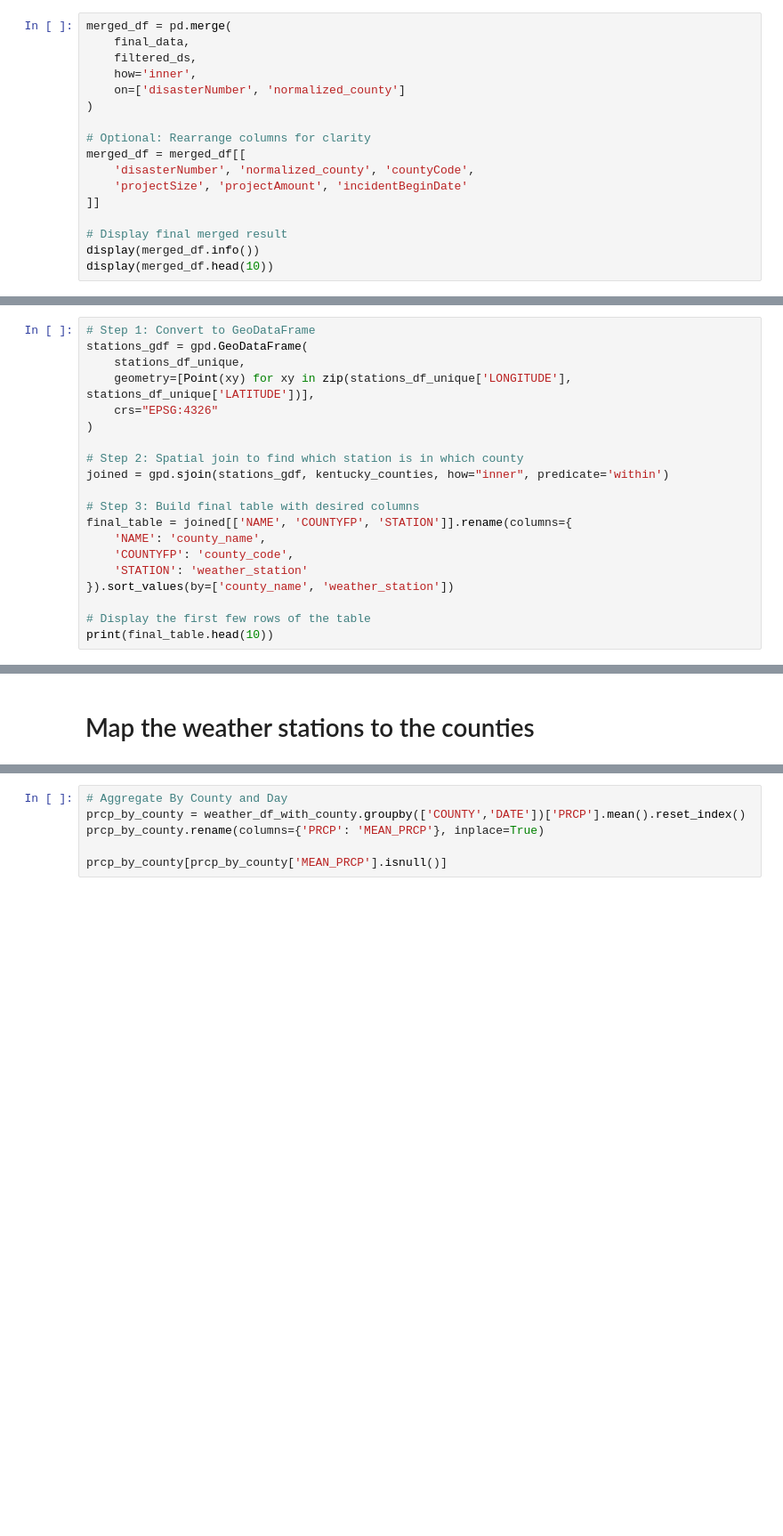
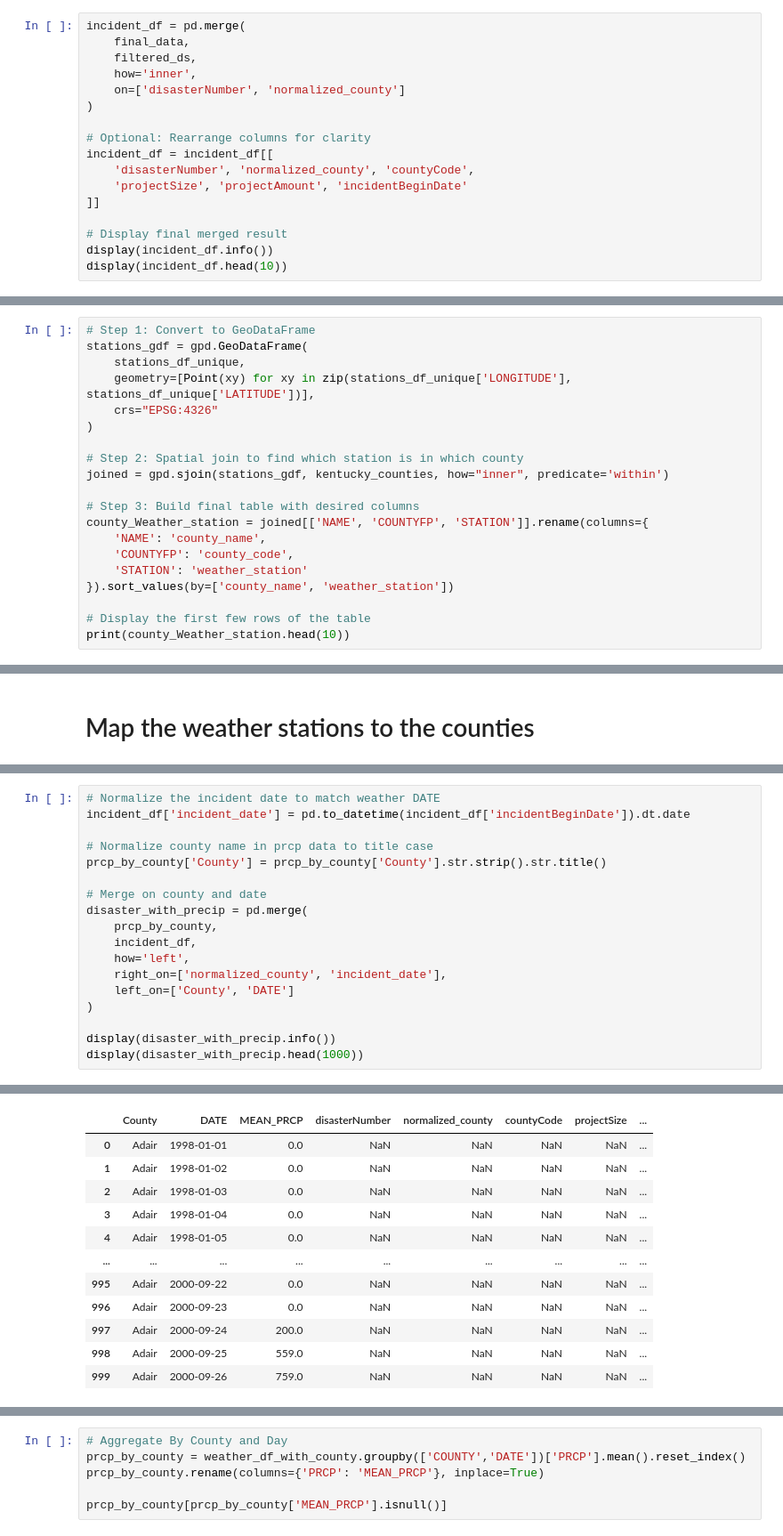
Before and after one commit to shawnericksen/Kentucky-Disaster-Road-Damages, a Jupyter notebook: main.ipynb, the cells around one changed output, grey strips where cells are left out. Shown at 89% size. Cells and saved outputs as stored; diff of their text form; blank space fills up the shorter version.

Commit message:
Implement code changes to enhance functionality and improve performance and add filter to the data

```diff
--- a/main.ipynb
+++ b/main.ipynb
@@ -167,5 +176,5 @@ None
 # %%
-merged_df = pd.merge(
+incident_df = pd.merge(
     final_data,
     filtered_ds,
     how='inner',
@@ -173,14 +182,14 @@ merged_df = pd.merge(
 )
 
 # Optional: Rearrange columns for clarity
-merged_df = merged_df[[
+incident_df = incident_df[[
     'disasterNumber', 'normalized_county', 'countyCode',
     'projectSize', 'projectAmount', 'incidentBeginDate'
 ]]
 
 # Display final merged result
-display(merged_df.info())
-display(merged_df.head(10))
+display(incident_df.info())
+display(incident_df.head(10))
 # %% [output]
 <class 'pandas.core.frame.DataFrame'>
 RangeIndex: 12956 entries, 0 to 12955
@@ -404,14 +414,14 @@ stations_gdf = gpd.GeoDataFrame(
 joined = gpd.sjoin(stations_gdf, kentucky_counties, how="inner", predicate='within')
 
 # Step 3: Build final table with desired columns
-final_table = joined[['NAME', 'COUNTYFP', 'STATION']].rename(columns={
+county_Weather_station = joined[['NAME', 'COUNTYFP', 'STATION']].rename(columns={
     'NAME': 'county_name',
     'COUNTYFP': 'county_code',
     'STATION': 'weather_station'
 }).sort_values(by=['county_name', 'weather_station'])
 
 # Display the first few rows of the table
-print(final_table.head(10))
+print(county_Weather_station.head(10))
 # %% [output]
         county_name county_code weather_station
 1000622       Adair         001     USC00151725
@@ -495,0 +489,19 @@ None
+# %%
+# Normalize the incident date to match weather DATE
+incident_df['incident_date'] = pd.to_datetime(incident_df['incidentBeginDate']).dt.date
+
+# Normalize county name in prcp data to title case
+prcp_by_county['County'] = prcp_by_county['County'].str.strip().str.title()
+
+# Merge on county and date
+disaster_with_precip = pd.merge(
+    prcp_by_county,
+    incident_df,
+    how='left',
+    right_on=['normalized_county', 'incident_date'],
+    left_on=['County', 'DATE']
+)
+
+display(disaster_with_precip.info())
+display(disaster_with_precip.head(1000))
+# %% [output]
@@ -495,0 +526,12 @@ None
+|  | County | DATE | MEAN_PRCP | disasterNumber | normalized_county | countyCode | projectSize | ... |
+| 0 | Adair | 1998-01-01 | 0.0 | NaN | NaN | NaN | NaN | ... |
+| 1 | Adair | 1998-01-02 | 0.0 | NaN | NaN | NaN | NaN | ... |
+| 2 | Adair | 1998-01-03 | 0.0 | NaN | NaN | NaN | NaN | ... |
+| 3 | Adair | 1998-01-04 | 0.0 | NaN | NaN | NaN | NaN | ... |
+| 4 | Adair | 1998-01-05 | 0.0 | NaN | NaN | NaN | NaN | ... |
+| ... | ... | ... | ... | ... | ... | ... | ... | ... |
+| 995 | Adair | 2000-09-22 | 0.0 | NaN | NaN | NaN | NaN | ... |
+| 996 | Adair | 2000-09-23 | 0.0 | NaN | NaN | NaN | NaN | ... |
+| 997 | Adair | 2000-09-24 | 200.0 | NaN | NaN | NaN | NaN | ... |
+| 998 | Adair | 2000-09-25 | 559.0 | NaN | NaN | NaN | NaN | ... |
+| 999 | Adair | 2000-09-26 | 759.0 | NaN | NaN | NaN | NaN | ... |
```
Also changed, not shown: parts of 9 cells of this notebook.
